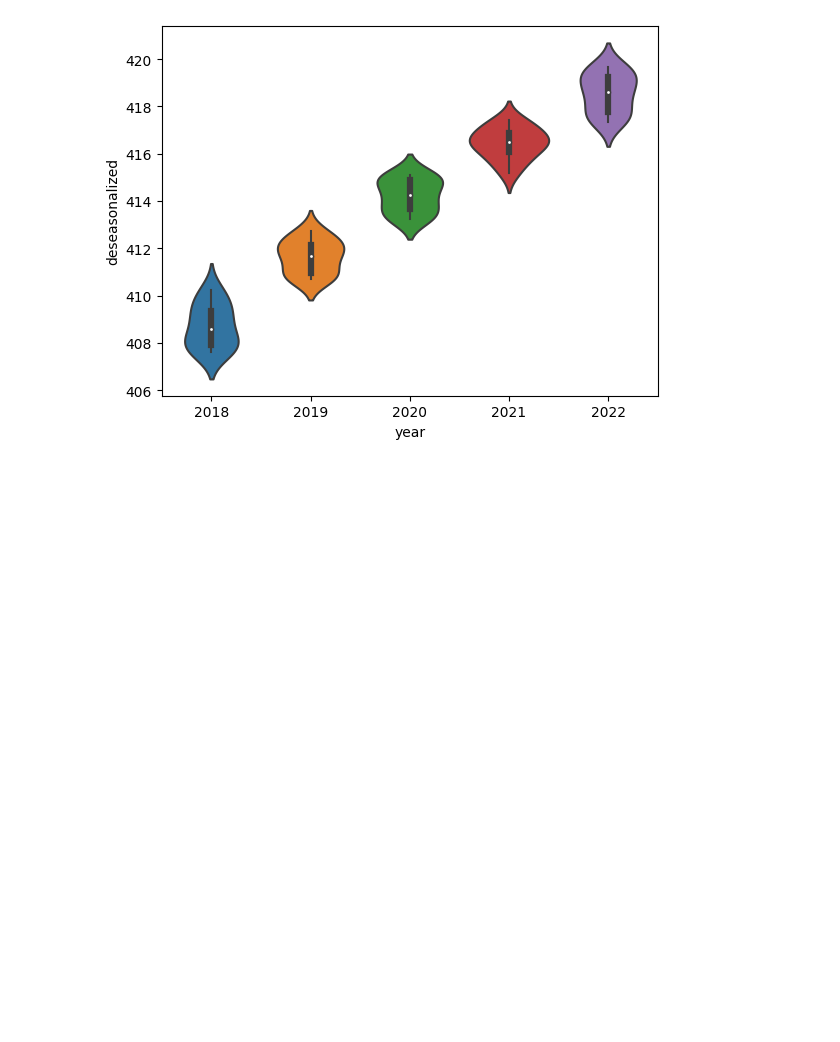
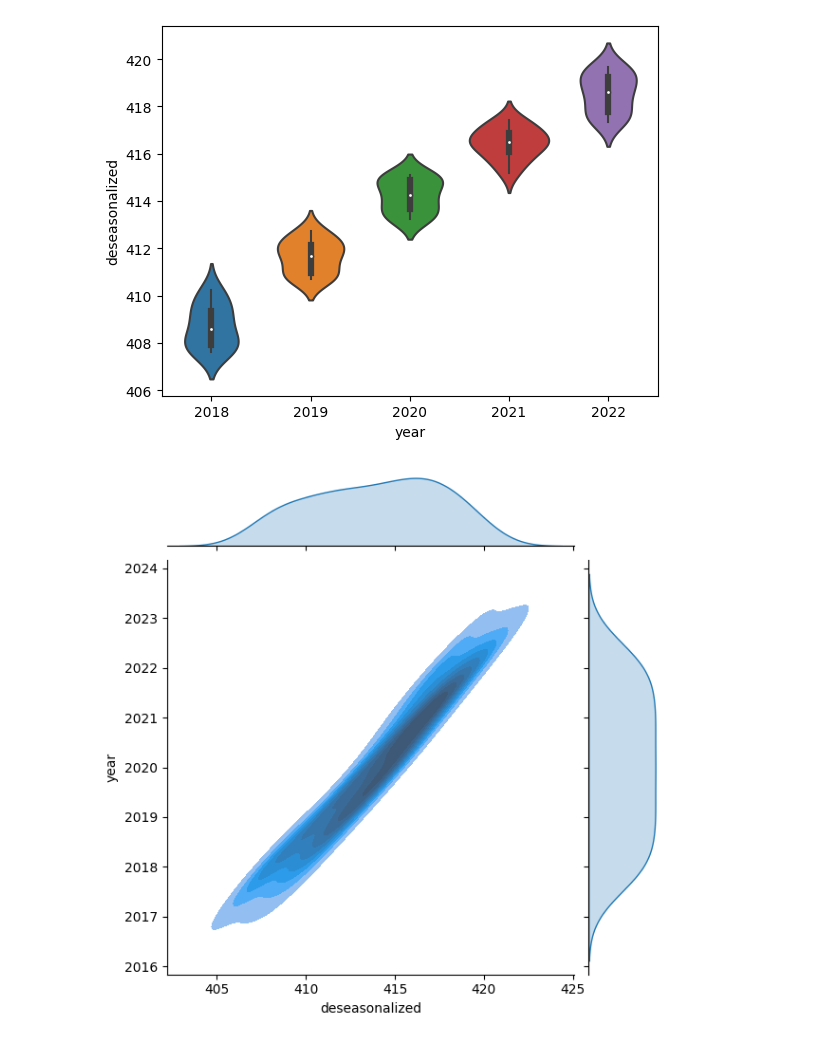
Before and after one commit to jordanarlan/UC-Berkeley-DS100, a Jupyter notebook: Week 4/Visualization_1.ipynb, the cells around one changed output. Saved outputs shown, nothing was run; the diff lists cells and outputs as text; code cells hidden in the pictures; blank space fills up the shorter version.

```diff
--- a/Week 4/Visualization_1.ipynb
+++ b/Week 4/Visualization_1.ipynb
@@ -100,3 +114,7 @@ sns.violinplot(data=co2_rec, x='year', y='deseasonalized')
 fig = px.violin(co2_rec, x='year', y='deseasonalized')
 
 fig.show()
+# %%
+sns.jointplot(data = co2_rec, x = 'deseasonalized', y = 'year', kind = 'kde', fill = True);
+# %% [output]
+[figure, added]
```
Also changed, not shown: parts of 3 cells of this notebook.
